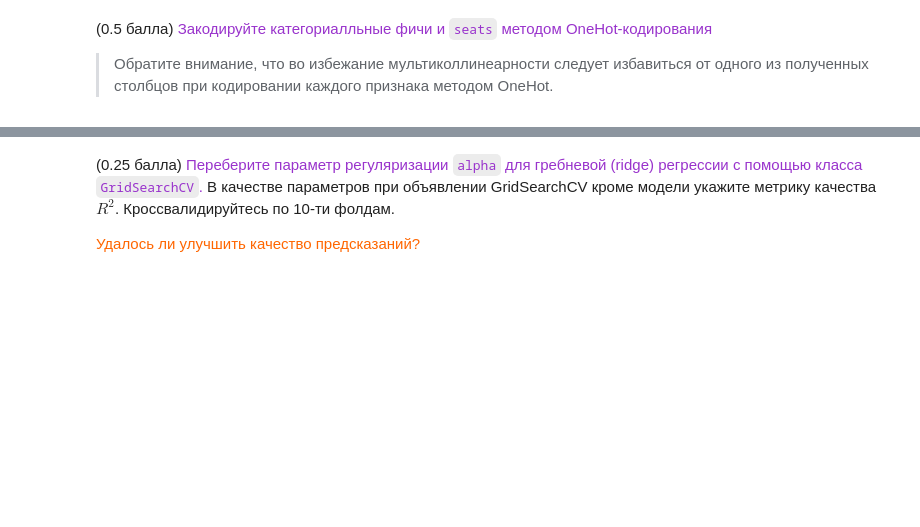
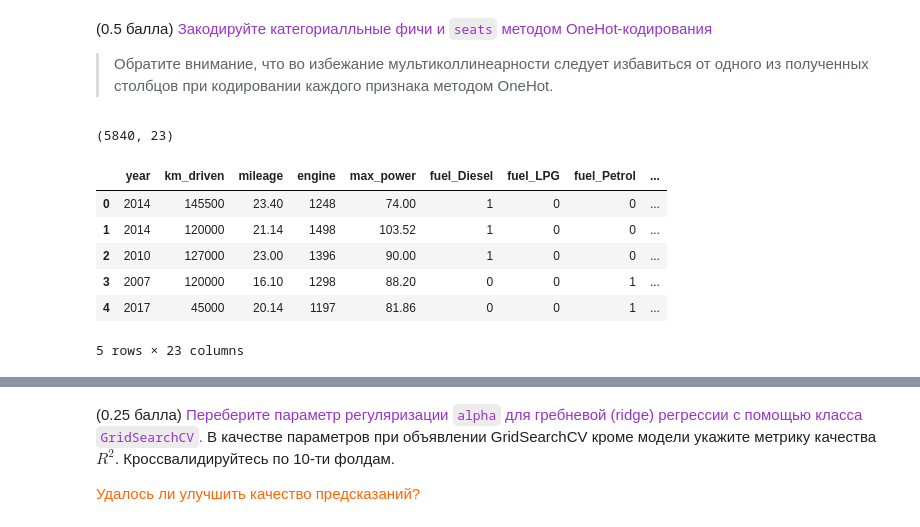
Before and after one commit to Kulikov17/MLDS_ML, a Jupyter notebook: HW1/HW1_Regression_with_inference.ipynb, the cells around one changed output, grey strips where cells are left out. Drawn from its saved outputs; the diff is of its cells as text; code cells hidden in the pictures; blank space fills up the shorter version.

```diff
--- a/HW1/HW1_Regression_with_inference.ipynb
+++ b/HW1/HW1_Regression_with_inference.ipynb
@@ -537,3 +642,5 @@ from sklearn.linear_model import ElasticNet
+# %%
+X_train_cat = df_train.drop('name', axis=1).drop('selling_price', axis=1)
 # %%
 assert X_train_cat.shape == (5840, 10)
 # %%
@@ -548,0 +662,15 @@ from sklearn.preprocessing import OneHotEncoder # или можно исполь
+# %%
+X_train_cat['seats'] = X_train_cat['seats'].apply(str)
+# %%
+X_train_cat = pd.get_dummies(X_train_cat, drop_first=True)
+print(X_train_cat.shape)
+X_train_cat.head()
+# %% [output]
+(5840, 23)
+|  | year | km_driven | mileage | engine | max_power | fuel_Diesel | fuel_LPG | fuel_Petrol | ... |
+| 0 | 2014 | 145500 | 23.40 | 1248 | 74.00 | 1 | 0 | 0 | ... |
+| 1 | 2014 | 120000 | 21.14 | 1498 | 103.52 | 1 | 0 | 0 | ... |
+| 2 | 2010 | 127000 | 23.00 | 1396 | 90.00 | 1 | 0 | 0 | ... |
+| 3 | 2007 | 120000 | 16.10 | 1298 | 88.20 | 0 | 0 | 1 | ... |
+| 4 | 2017 | 45000 | 20.14 | 1197 | 81.86 | 0 | 0 | 1 | ... |
+5 rows × 23 columns
```
Also changed, not shown: parts of 53 cells of this notebook.
